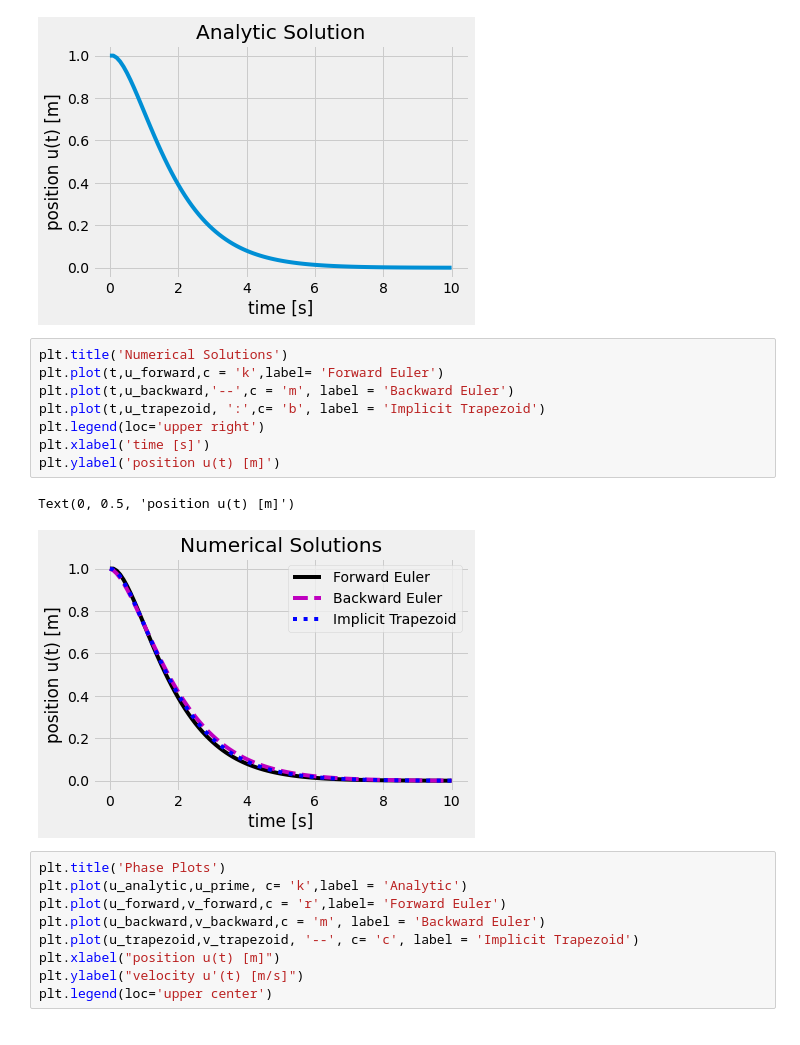
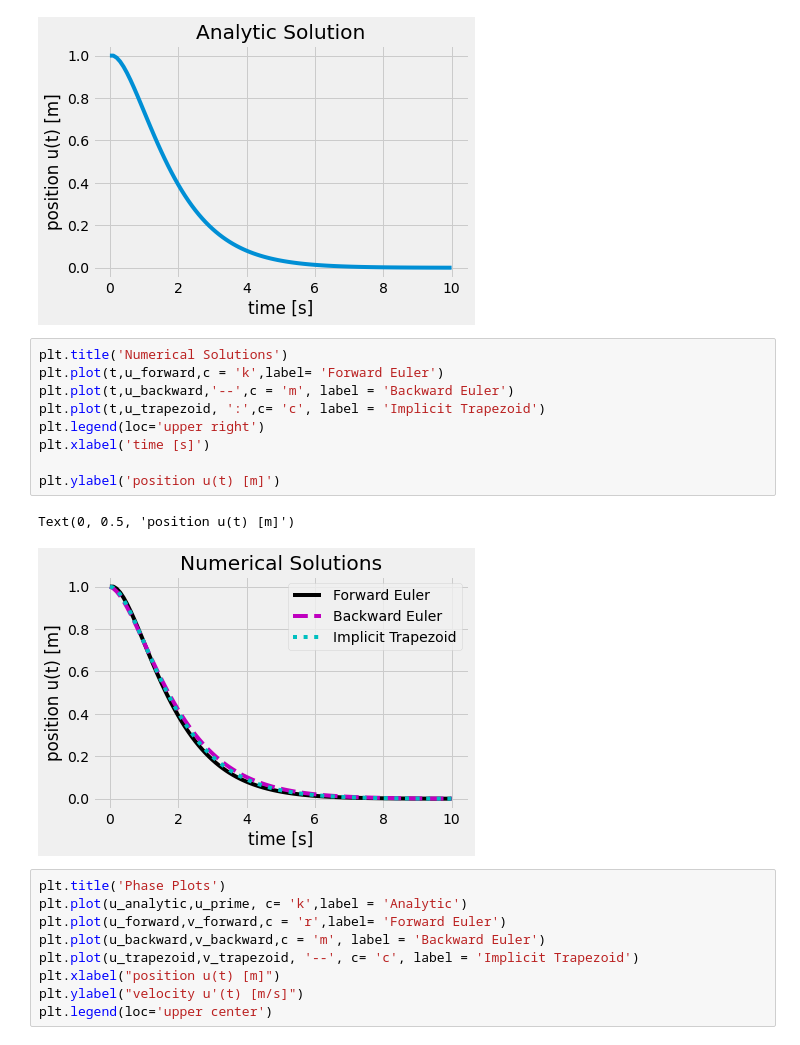
Before and after one commit to moumhecht/COMP596, a Jupyter notebook: HW4/mhecht_HW4.ipynb, the cells around one changed output. Saved outputs shown, nothing was run; the diff lists cells and outputs as text.

```diff
--- a/HW4/mhecht_HW4.ipynb
+++ b/HW4/mhecht_HW4.ipynb
@@ -226,14 +226,15 @@ Text(0, 0.5, 'position u(t) [m]')
 # %%
 plt.title('Numerical Solutions')
 plt.plot(t,u_forward,c = 'k',label= 'Forward Euler')
 plt.plot(t,u_backward,'--',c = 'm', label = 'Backward Euler')
-plt.plot(t,u_trapezoid, ':',c= 'b', label = 'Implicit Trapezoid')
+plt.plot(t,u_trapezoid, ':',c= 'c', label = 'Implicit Trapezoid')
 plt.legend(loc='upper right')
 plt.xlabel('time [s]')
+
 plt.ylabel('position u(t) [m]')
 # %% [output]
 Text(0, 0.5, 'position u(t) [m]')
-[figure, old version]
+[figure, new version]
 # %%
 plt.title('Phase Plots')
 plt.plot(u_analytic,u_prime, c= 'k',label = 'Analytic')
```
Also changed, not shown: parts of 1 cell of this notebook.
